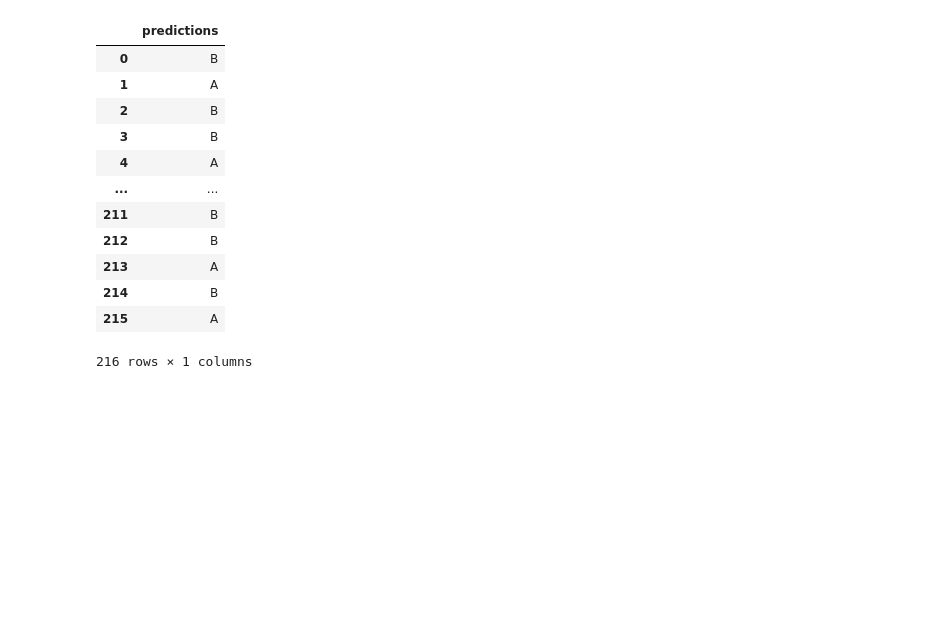
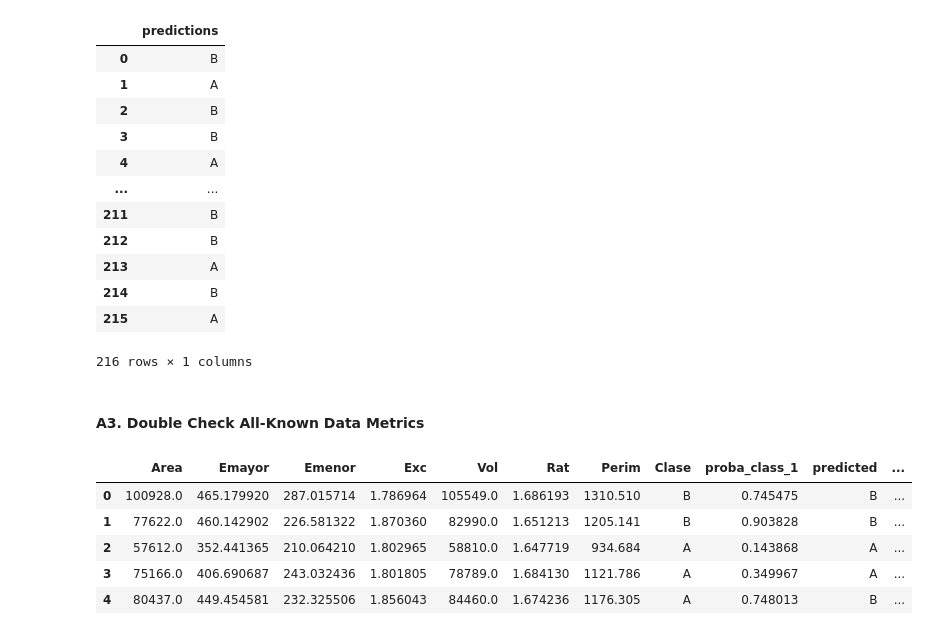
Before and after one commit to falken1983/PDS01_datathon, a Jupyter notebook: datathon_blueberry.ipynb, the cells around one changed output. Saved outputs shown, nothing was run; the diff lists cells and outputs as text; code cells hidden in the pictures; blank space fills up the shorter version.

```diff
--- a/datathon_blueberry.ipynb
+++ b/datathon_blueberry.ipynb
@@ -2127,3 +2127,5 @@ pd.Series(test_pred_star).map({0: "A", 1: "B"}).to_frame(name="predictions")
 | 214 | B |
 | 215 | A |
 216 rows × 1 columns
+# %% [markdown]
+#### A3. Double Check All-Known Data Metrics
@@ -2129,0 +2142,10 @@ pd.Series(test_pred_star).map({0: "A", 1: "B"}).to_frame(name="predictions")
+# %%
+data_predicted = data_predicted.iloc[:,:-2]
+data_predicted.head()
+# %% [output]
+|  | Area | Emayor | Emenor | Exc | Vol | Rat | Perim | Clase | proba_class_1 | predicted | ... |
+| 0 | 100928.0 | 465.179920 | 287.015714 | 1.786964 | 105549.0 | 1.686193 | 1310.510 | B | 0.745475 | B | ... |
+| 1 | 77622.0 | 460.142902 | 226.581322 | 1.870360 | 82990.0 | 1.651213 | 1205.141 | B | 0.903828 | B | ... |
+| 2 | 57612.0 | 352.441365 | 210.064210 | 1.802965 | 58810.0 | 1.647719 | 934.684 | A | 0.143868 | A | ... |
+| 3 | 75166.0 | 406.690687 | 243.032436 | 1.801805 | 78789.0 | 1.684130 | 1121.786 | A | 0.349967 | A | ... |
+| 4 | 80437.0 | 449.454581 | 232.325506 | 1.856043 | 84460.0 | 1.674236 | 1176.305 | A | 0.748013 | B | ... |
```
Also changed, not shown: parts of 10 cells of this notebook, 1 other file.
